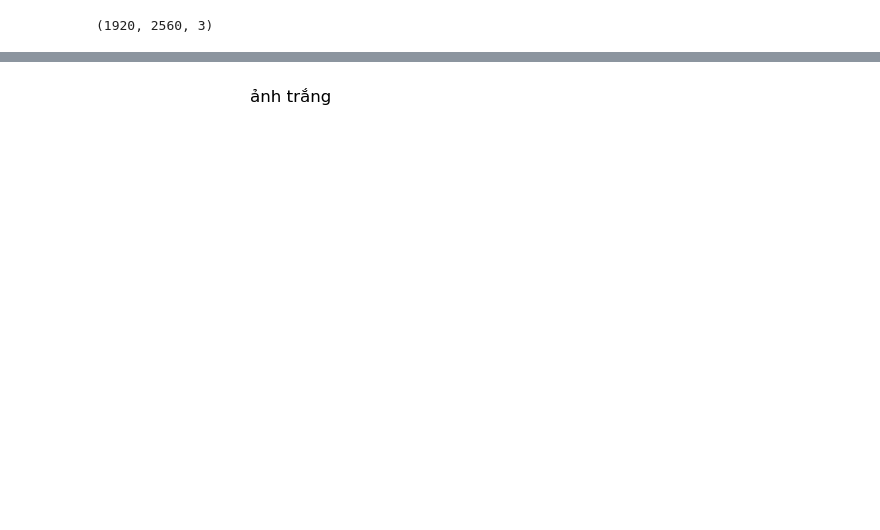
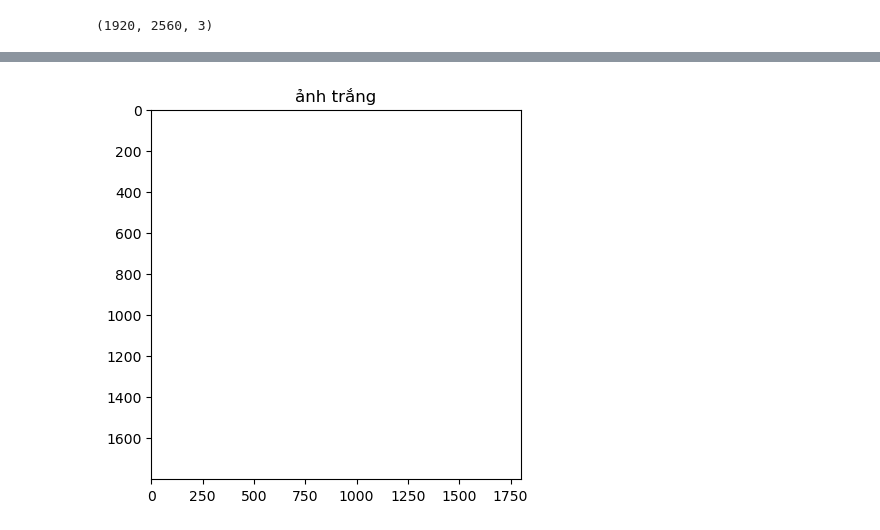
Before and after one commit to LeCongTuanAnh2002/DIP-project, a Jupyter notebook: PhanTichAnh.ipynb, the cells around one changed output, grey strips where cells are left out. Drawn from its saved outputs; the diff is of its cells as text; code cells hidden in the pictures.

```diff
--- a/PhanTichAnh.ipynb
+++ b/PhanTichAnh.ipynb
@@ -88,6 +93,6 @@ for row in gray_image:
 # %%
-white_image = np.zeros((15, 15, 3), dtype=np.uint8)
+white_image = np.zeros((1800, 1800, 3), dtype=np.uint8)
 white_image.fill( 255)  # Điền màu trắng cho toàn bộ mảng
 show_image(white_image, "ảnh trắng")
 # %% [output]
-[figure, old version]
+[figure, new version]
```
Also changed, not shown: parts of 2 cells of this notebook.
